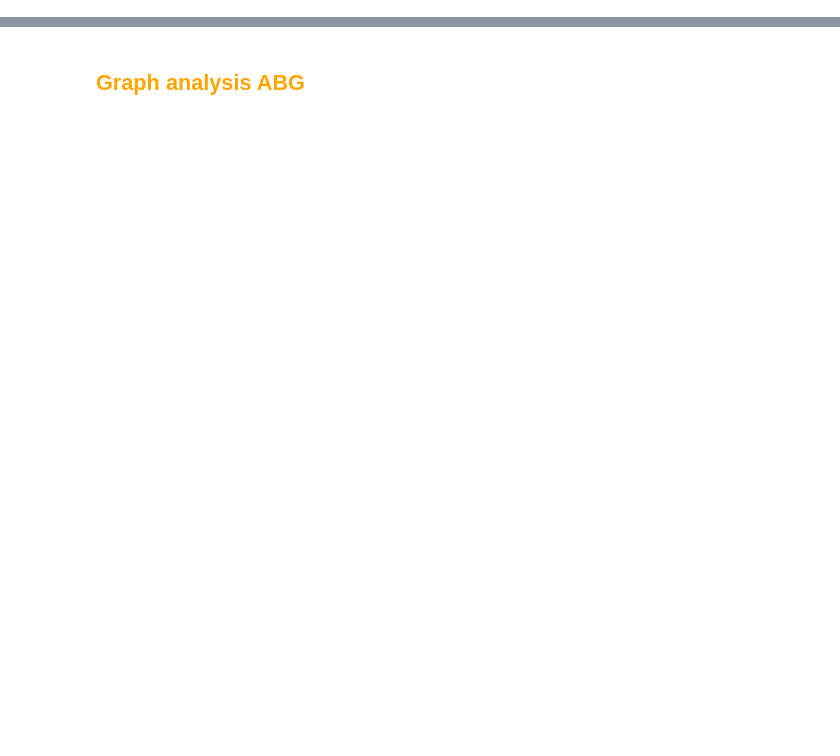
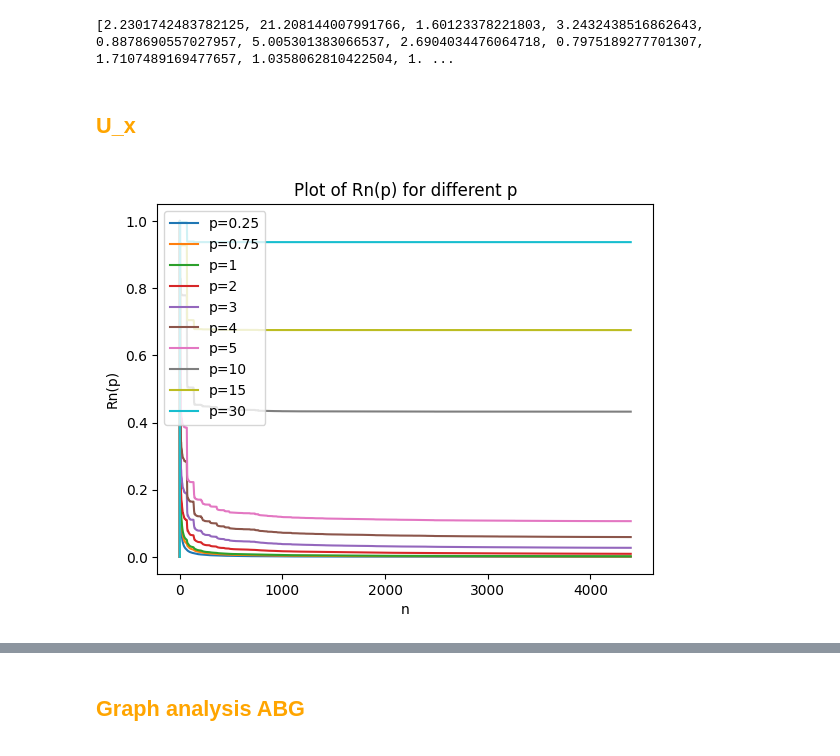
Before and after one commit to Mikhaelyes/Diploma, a Jupyter notebook: Programs/Synthetic_graph_analysis.ipynb, the cells around one changed output, grey strips where cells are left out. Saved outputs shown, nothing was run; the diff lists cells and outputs as text; code cells hidden in the pictures; blank space fills up the shorter version.

```diff
--- a/Programs/Synthetic_graph_analysis.ipynb
+++ b/Programs/Synthetic_graph_analysis.ipynb
@@ -74,0 +376,50 @@ plt.show()
+# %%
+print(list_pl_pr)
+# %% [output]
+[2.2301742483782125, 21.208144007991766, 1.60123378221803, 3.2432438516862643, 0.8878690557027957, 5.005301383066537, 2.6904034476064718, 0.7975189277701307, 1.7107489169477657, 1.0358062810422504, 1. ...
+# %% [markdown]
+<span style="color:orange">
+
+## U_x ##
+# %%
+gen_name = '_CA_'
+folder_name = "CA_PA"
+i = 10
+G_init = load_graph(i, folder_name, gen_name)
+X = list((nx.pagerank(G_init)).values())
+Xord = np.sort(X, axis=0)
+
+MaxN = len(X)
+# %%
+arrP = [0.25, 0.75,1, 2, 3, 4, 5, 10, 15, 30] #задание диапозона на p
+MaxP = len(arrP)
+n = 0
+p = 0
+modX = np.zeros((MaxN, MaxP))
+Rn = np.zeros((MaxN, MaxP))
+
+
+for p in range(0, MaxP):
+    modX[:, p] = np.power(np.abs(X), arrP[p])
+    Mn = 0
+    Sn = 0
+    for n in range(1, MaxN):
+        Mn = np.max(modX[0:n, p])
+        Sn = np.sum(modX[0:n, p])
+        Rn[n][p] = Mn / Sn
+
+
+pltN = np.arange(1, MaxN+1, 1)
+legend = []
+
+for p in range(0, MaxP):
+    plt.plot(pltN, Rn[:, p])
+    legend.append(f"p={arrP[p]}")
+
+plt.legend(legend, loc="upper left")
+plt.xlabel('n') #Подпись для оси х
+plt.ylabel('Rn(p)') #Подпись для оси y
+plt.title('Plot of Rn(p) for different p') #Название
+plt.show()
+# %% [output]
+[figure, added]
```
Also changed, not shown: parts of 36 cells of this notebook, 2 other files.
